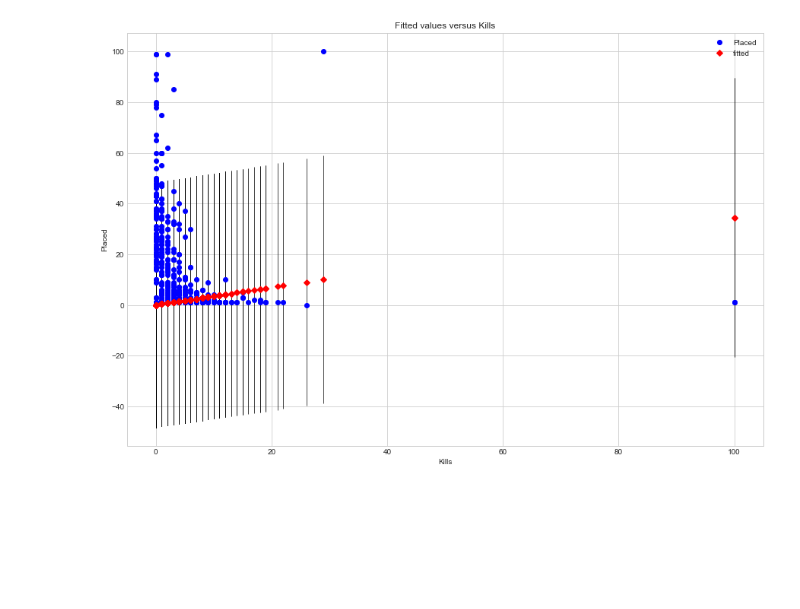
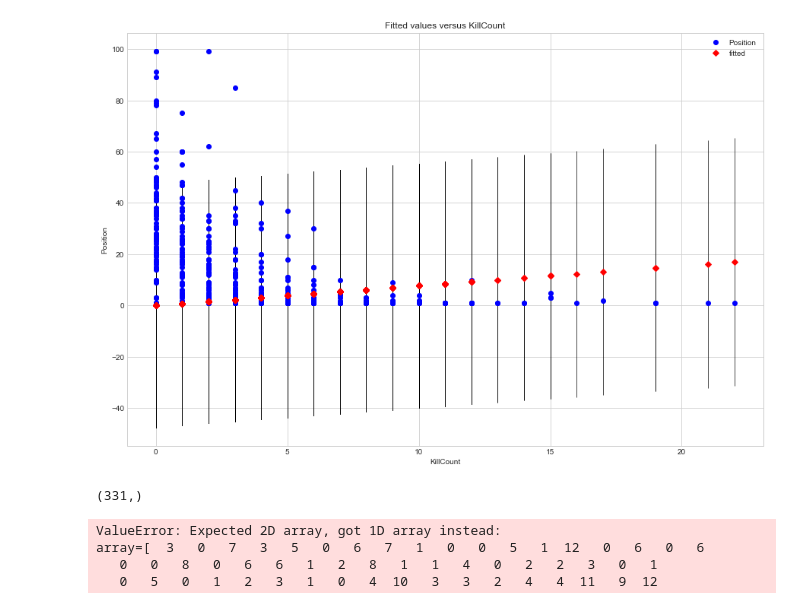
Before and after one commit to Justin1st/Fortnite_Heatmap, a Jupyter notebook: CombinedData Analysis.ipynb, the cells around one changed output. Cells and saved outputs as stored; diff of their text form; code cells hidden in the pictures; blank space fills up the shorter version.

```diff
--- a/CombinedData Analysis.ipynb
+++ b/CombinedData Analysis.ipynb
@@ -5,7 +5,8 @@ import numpy as np
 import statsmodels.api as sm
 %matplotlib inline
 # %%
-df = pd.read_excel("combinedData.xlsx")
+# df = pd.read_excel("combinedData.xlsx")
+df = pd.read_csv('rawData.csv')
 # %%
 df.head()
 # %% [output]
@@ -25,6 +26,6 @@ Kills        False
 dtype: bool
 # %%
-df.Game_mode.replace(to_replace=dict(SOLO=0, DUO=1, SQUAD=2, Solo=0, Duo =1, Squad = 2), inplace=True)
+df.Mode.replace(to_replace=dict(SOLO=0, DUO=1, SQUAD=2, Solo=0, Duo =1, Squad = 2), inplace=True)
 # %%
 df=df.drop([20])
 # %%
@@ -121,10 +120,10 @@ plt.show()
 # %%
-X = df["Kills"]
-Y = df["Placed"]
+X = df["KillCount"]
+Y = df["Position"]
 
 m1 = sm.OLS(Y,X).fit()
 
 fig, ax = plt.subplots(figsize=(15,10))
 fig = sm.graphics.plot_fit(m1, 0, ax=ax)
 # %% [output]
-[figure, old version]
+[figure, new version]
@@ -130,0 +135,12 @@ fig = sm.graphics.plot_fit(m1, 0, ax=ax)
+# %%
+Y_train.shape
+# %% [output]
+(331,)
+# %%
+lm = LinearRegression()
+lm.fit(X_train,Y_train)
+# %% [output]
+ValueError: Expected 2D array, got 1D array instead:
+array=[  3   0   7   3   5   0   6   7   1   0   0   5   1  12   0   6   0   6
+   0   0   8   0   6   6   1   2   8   1   1   4   0   2   2   3   0   1
+   0   5   0   1   2   3   1   0   4  10   3   3   2   4   4  11   9  12
```
Also changed, not shown: parts of 13 cells of this notebook.
